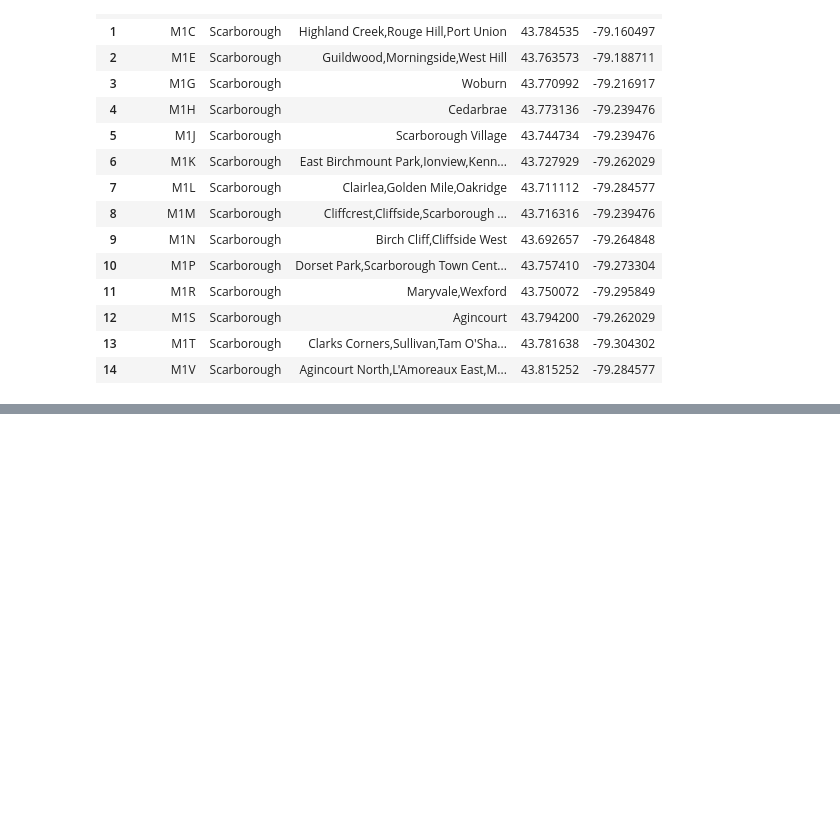
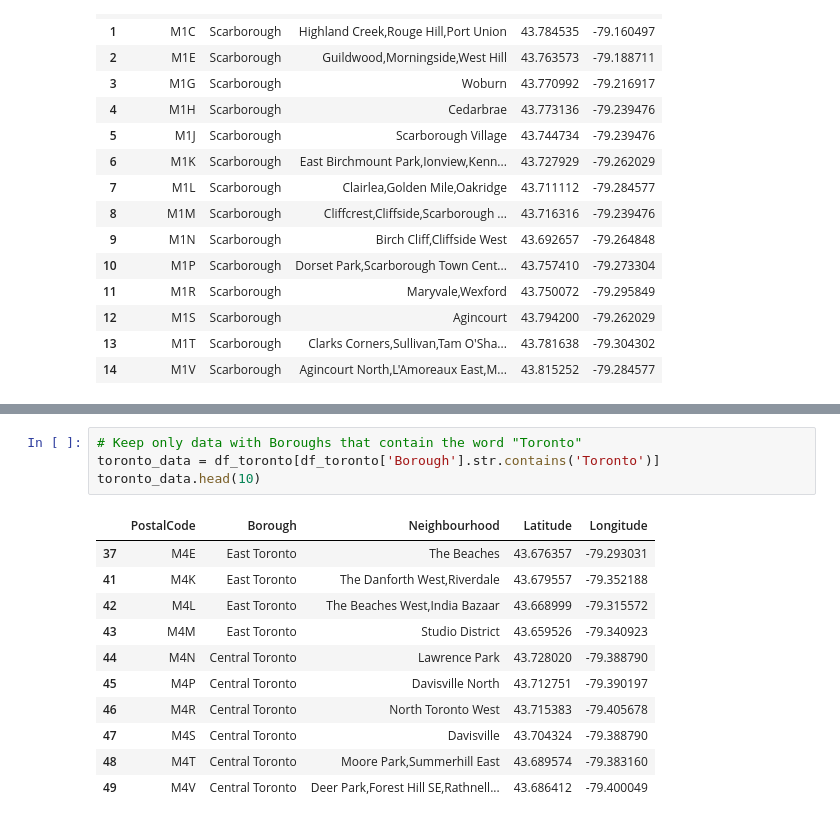
Before and after one commit to audrey-wj/Coursera_Capstone, a Jupyter notebook: Segmenting Clustering Neighborhoods Toronto.ipynb, the cells around one changed output, grey strips where cells are left out. Drawn from its saved outputs; the diff is of its cells as text; blank space fills up the shorter version.

```diff
--- a/Segmenting Clustering Neighborhoods Toronto.ipynb
+++ b/Segmenting Clustering Neighborhoods Toronto.ipynb
@@ -142,0 +158,16 @@ df_toronto.head(15)
+# %%
+# Keep only data with Boroughs that contain the word "Toronto"
+toronto_data = df_toronto[df_toronto['Borough'].str.contains('Toronto')]
+toronto_data.head(10)
+# %% [output]
+|  | PostalCode | Borough | Neighbourhood | Latitude | Longitude |
+| 37 | M4E | East Toronto | The Beaches | 43.676357 | -79.293031 |
+| 41 | M4K | East Toronto | The Danforth West,Riverdale | 43.679557 | -79.352188 |
+| 42 | M4L | East Toronto | The Beaches West,India Bazaar | 43.668999 | -79.315572 |
+| 43 | M4M | East Toronto | Studio District | 43.659526 | -79.340923 |
+| 44 | M4N | Central Toronto | Lawrence Park | 43.728020 | -79.388790 |
+| 45 | M4P | Central Toronto | Davisville North | 43.712751 | -79.390197 |
+| 46 | M4R | Central Toronto | North Toronto West | 43.715383 | -79.405678 |
+| 47 | M4S | Central Toronto | Davisville | 43.704324 | -79.388790 |
+| 48 | M4T | Central Toronto | Moore Park,Summerhill East | 43.689574 | -79.383160 |
+| 49 | M4V | Central Toronto | Deer Park,Forest Hill SE,Rathnell... | 43.686412 | -79.400049 |
```
Also changed, not shown: parts of 20 cells of this notebook.
